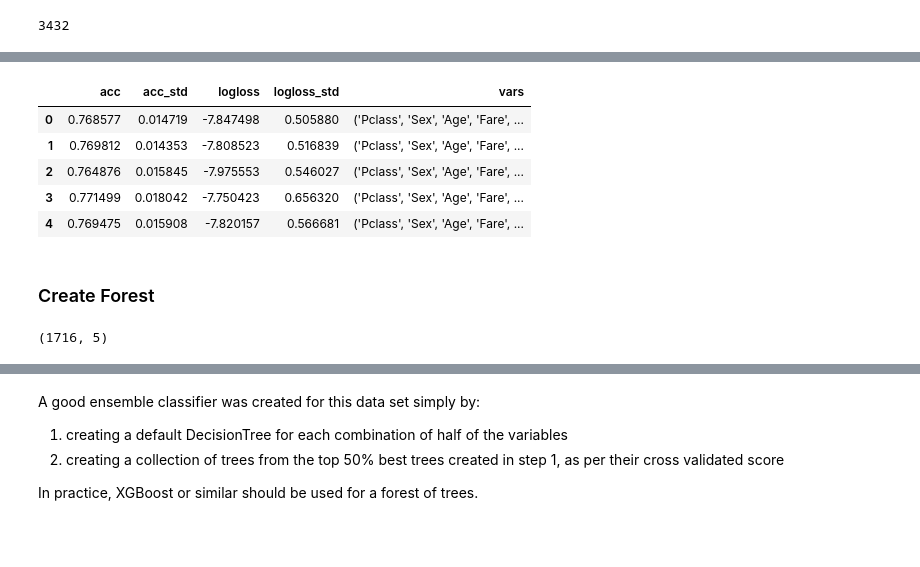
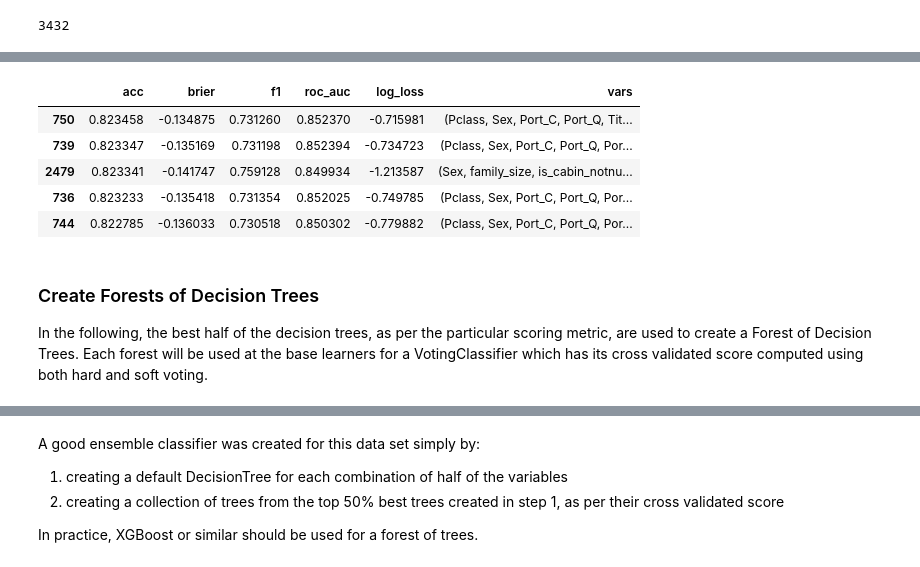
Before and after one commit to sdiehl28/Scikit-Learn-Workflow, a Jupyter notebook: projects/titanic/TitanicN09.ipynb, the cells around one changed output, grey strips where cells are left out. Drawn from its saved outputs; the diff is of its cells as text; code cells hidden in the pictures; blank space fills up the shorter version.

```diff
--- a/projects/titanic/TitanicN09.ipynb
+++ b/projects/titanic/TitanicN09.ipynb
@@ -745,8 +737,11 @@ colsample_bytree = df_xgb['colsample_bytree'][idx]
 learning_rate = df_xgb['learning_rate'][idx]
 max_depth = df_xgb['max_depth'][idx]
 n_estimators = df_xgb['n_estimators'][idx]
-xgb_best = XGBClassifier(n_estimators=n_estimators, learning_rate=learning_rate,
-                         colsample_bytree=colsample_bytree, max_depth=max_depth,
+
+xgb_best = XGBClassifier(n_estimators=n_estimators,
+                         learning_rate=learning_rate,
+                         colsample_bytree=colsample_bytree,
+                         max_depth=max_depth,
                          random_state=48)
 # %%
 idx = df_nn['score'].idxmax()
@@ -1112,18 +1120,25 @@ from sklearn.tree import DecisionTreeClassifier
 from sklearn.model_selection import cross_validate
 # %%
-from collections import namedtuple
-Score = namedtuple('Score',
-                   ['acc', 'acc_std', 'logloss', 'logloss_std','vars'])
 def eval_tree(s):
+    """Create Decision Tree with Specified Columns and
+    cross validate according to several metrics"""
+
+    # s is a tuple of columns created by itertools.combinations
+    # whereas get_ct_bycolumn needs a list of columns
     cols_returned, ct = tt.get_ct_bycolumn(list(s))
     dtree = DecisionTreeClassifier(random_state=707)
     pipe = Pipeline([('ct', ct), ('dtree', dtree)])
     scores = cross_validate(pipe, X, y, cv=cv_select,
-                            scoring=('accuracy', 'neg_log_loss'))
-    return Score(scores['test_accuracy'].mean(),
-                 scores['test_accuracy'].std(),
-                 scores['test_neg_log_loss'].mean(),
-                 scores['test_neg_log_loss'].std(),
+                            scoring=('accuracy',
+                                     'brier_score_loss',
+                                     'f1',
+                                     'roc_auc',
+                                     'neg_log_loss'))
+    return (scores['test_accuracy'].mean(),
+            scores['test_brier_score_loss'].mean(),
+            scores['test_f1'].mean(),
+            scores['test_roc_auc'].mean(),
+            scores['test_neg_log_loss'].mean(),
                  s)
 # %%
 import multiprocessing as mp
@@ -1146,2 +1162,14 @@ Time:   922.2
+# %%
+scores_df = pd.DataFrame(scores, columns=['acc', 'brier', 'f1',
+                                          'roc_auc', 'log_loss',
+                                          'vars'])
+scores_df.nlargest(n=5, columns=['acc'])
+# %% [output]
+|  | acc | brier | f1 | roc_auc | log_loss | vars |
+| 750 | 0.823458 | -0.134875 | 0.731260 | 0.852370 | -0.715981 | (Pclass, Sex, Port_C, Port_Q, Tit... |
+| 739 | 0.823347 | -0.135169 | 0.731198 | 0.852394 | -0.734723 | (Pclass, Sex, Port_C, Port_Q, Por... |
+| 2479 | 0.823341 | -0.141747 | 0.759128 | 0.849934 | -1.213587 | (Sex, family_size, is_cabin_notnu... |
+| 736 | 0.823233 | -0.135418 | 0.731354 | 0.852025 | -0.749785 | (Pclass, Sex, Port_C, Port_Q, Por... |
+| 744 | 0.822785 | -0.136033 | 0.730518 | 0.850302 | -0.779882 | (Pclass, Sex, Port_C, Port_Q, Por... |
 # %%
 # save it to avoid redoing the above long running operation
@@ -1149,19 +1176,4 @@ Time:   922.2
 # scores_df.to_csv('data/tree_scores.csv', index=False)
-# %%
-# read it back (if we didn't just save it)
-tree_scores = pd.read_csv('data/tree_scores.csv')
-tree_scores.head()
-# %% [output]
-|  | acc | acc_std | logloss | logloss_std | vars |
-| 0 | 0.768577 | 0.014719 | -7.847498 | 0.505880 | ('Pclass', 'Sex', 'Age', 'Fare', ... |
-| 1 | 0.769812 | 0.014353 | -7.808523 | 0.516839 | ('Pclass', 'Sex', 'Age', 'Fare', ... |
-| 2 | 0.764876 | 0.015845 | -7.975553 | 0.546027 | ('Pclass', 'Sex', 'Age', 'Fare', ... |
-| 3 | 0.771499 | 0.018042 | -7.750423 | 0.656320 | ('Pclass', 'Sex', 'Age', 'Fare', ... |
-| 4 | 0.769475 | 0.015908 | -7.820157 | 0.566681 | ('Pclass', 'Sex', 'Age', 'Fare', ... |
-# %% [markdown]
-### Create Forest
-# %%
-best = scores_df.nlargest(n=len(subsets)//2, columns=['acc'])
-best.shape
-# %% [output]
-(1716, 5)
+# %% [markdown]
+### Create Forests of Decision Trees
+In the following, the best half of the decision trees, as per the particular scoring metric, are used to create a Forest of Decision Trees.  Each forest will be used at the base learners for a VotingClassifier which has its cross validated score computed using both hard and soft voting.
```
Also changed, not shown: parts of 111 cells of this notebook, 4 other files.
